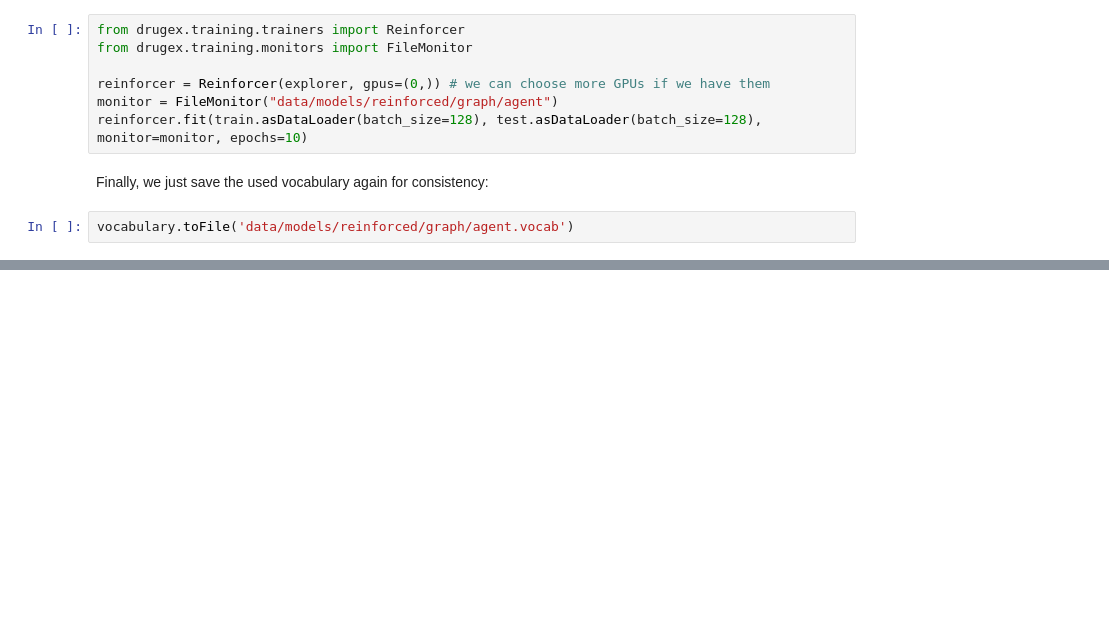
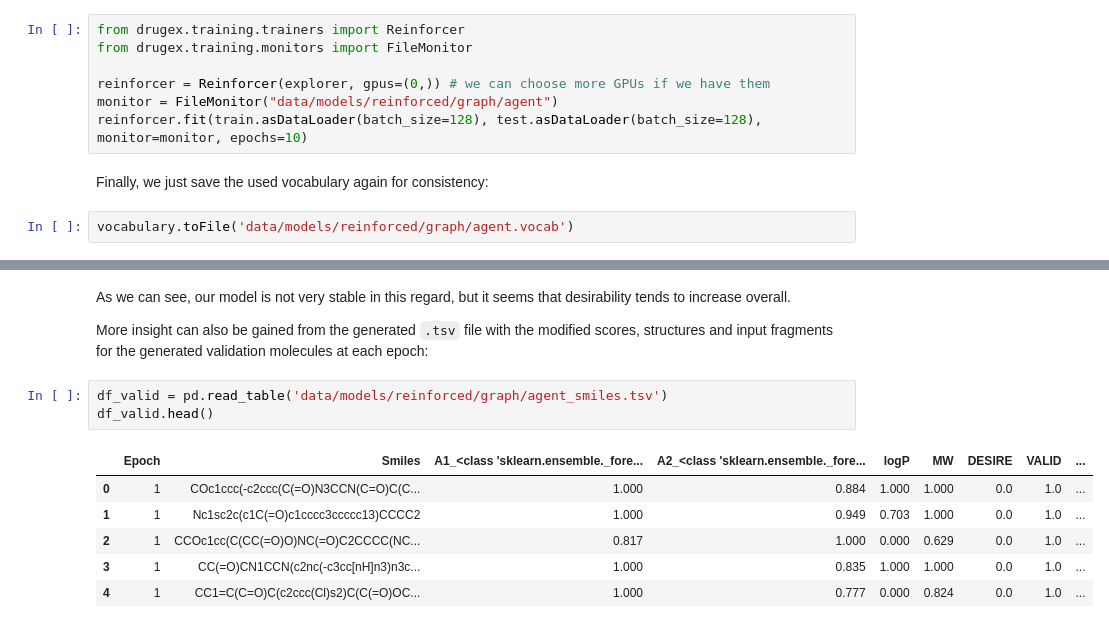
Before and after one commit to CDDLeiden/DrugEx, a Jupyter notebook: tutorial/rl_optimization.ipynb, the cells around one changed output, grey strips where cells are left out. Cells and saved outputs as stored; diff of their text form; blank space fills up the shorter version.

```diff
--- a/tutorial/rl_optimization.ipynb
+++ b/tutorial/rl_optimization.ipynb
@@ -261,0 +293,14 @@ vocabulary.toFile('data/models/reinforced/graph/agent.vocab')
+# %% [markdown]
+As we can see, our model is not very stable in this regard, but it seems that desirability tends to increase overall.
+
+More insight can also be gained from the generated `.tsv` file with the modified scores, structures and input fragments for the generated validation molecules at each epoch:
+# %%
+df_valid = pd.read_table('data/models/reinforced/graph/agent_smiles.tsv')
+df_valid.head()
+# %% [output]
+|  | Epoch | Smiles | A1_<class 'sklearn.ensemble._fore... | A2_<class 'sklearn.ensemble._fore... | logP | MW | DESIRE | VALID | ... |
+| 0 | 1 | COc1ccc(-c2ccc(C(=O)N3CCN(C=O)C(C... | 1.000 | 0.884 | 1.000 | 1.000 | 0.0 | 1.0 | ... |
+| 1 | 1 | Nc1sc2c(c1C(=O)c1cccc3ccccc13)CCCC2 | 1.000 | 0.949 | 0.703 | 1.000 | 0.0 | 1.0 | ... |
+| 2 | 1 | CCOc1cc(C(CC(=O)O)NC(=O)C2CCCC(NC... | 0.817 | 1.000 | 0.000 | 0.629 | 0.0 | 1.0 | ... |
+| 3 | 1 | CC(=O)CN1CCN(c2nc(-c3cc[nH]n3)n3c... | 1.000 | 0.835 | 1.000 | 1.000 | 0.0 | 1.0 | ... |
+| 4 | 1 | CC1=C(C=O)C(c2ccc(Cl)s2)C(C(=O)OC... | 1.000 | 0.777 | 0.000 | 0.824 | 0.0 | 1.0 | ... |
```
Also changed, not shown: parts of 9 cells of this notebook.
